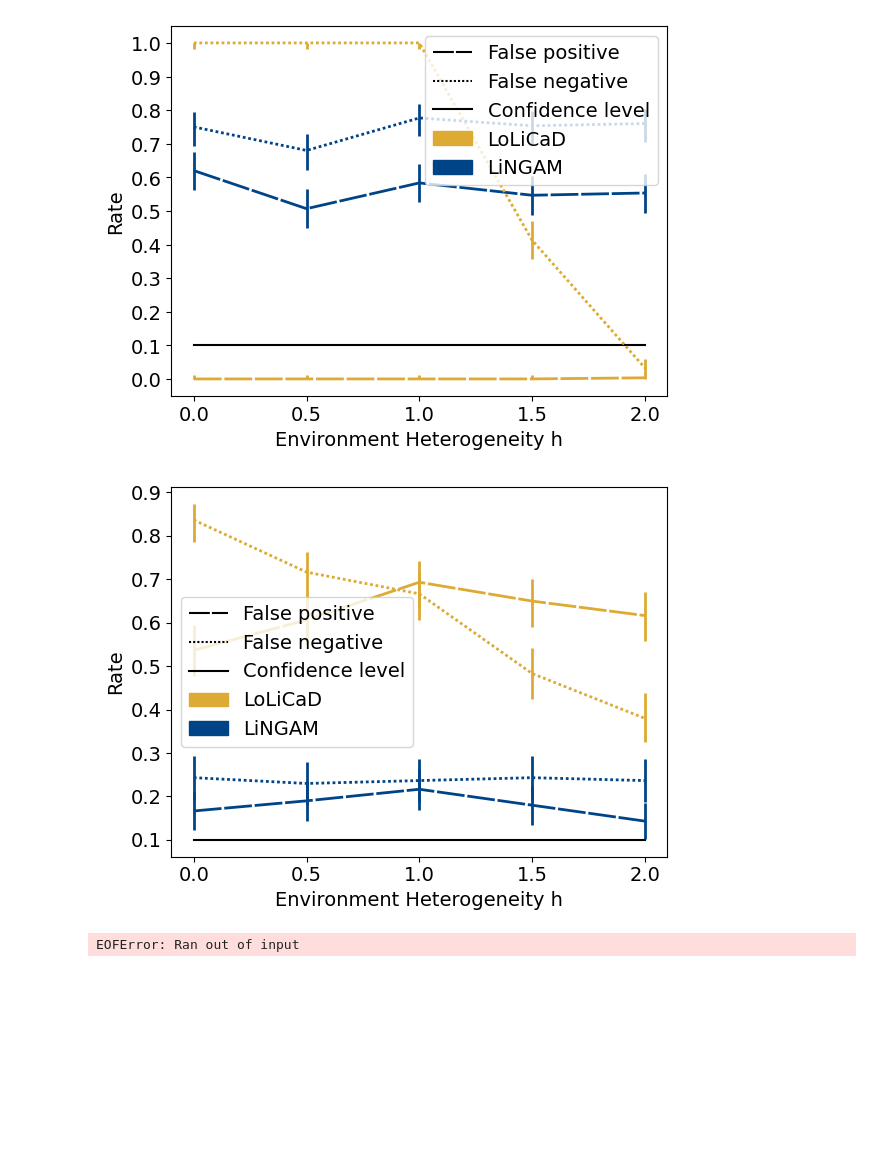
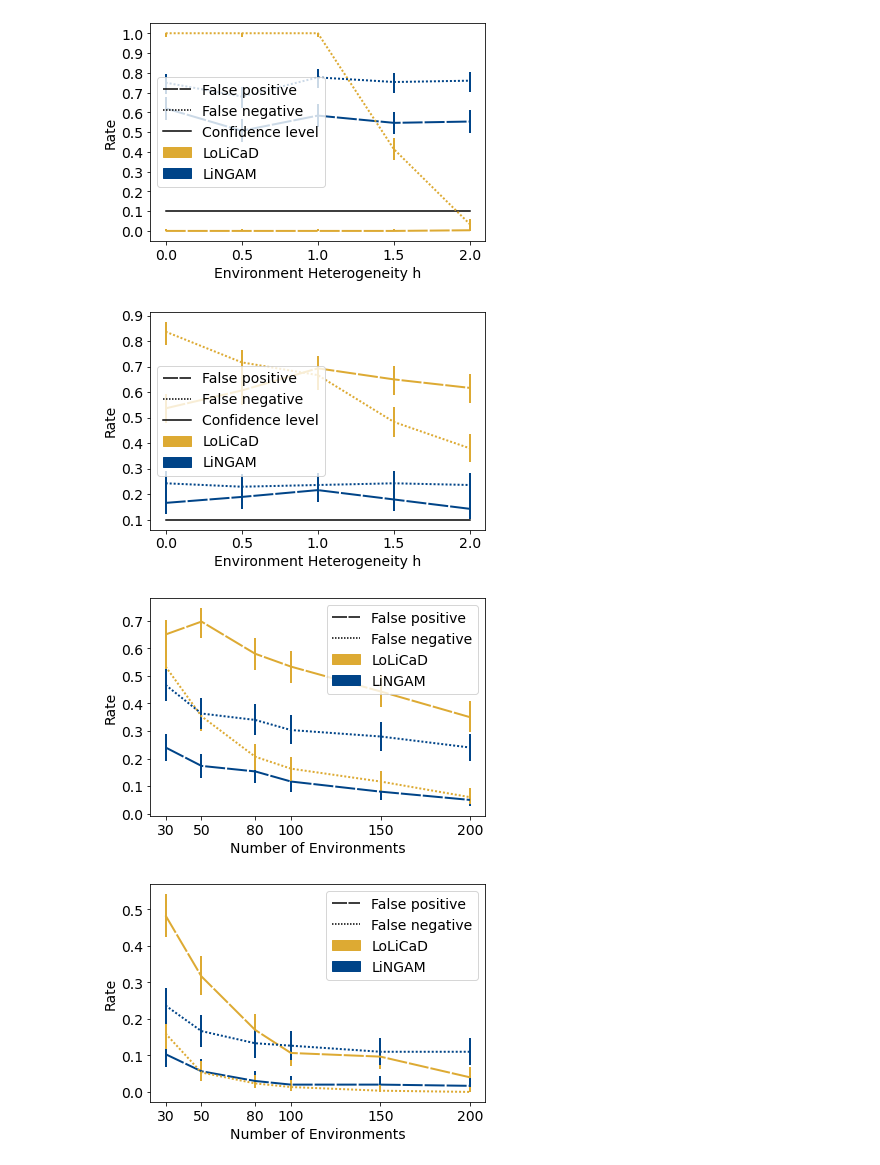
Before and after one commit to AlexanderMey/causal-local-linear, a Jupyter notebook: MainAlgo/SavedResults/Plotting results.ipynb, the cells around one changed output. Saved outputs shown, nothing was run; the diff lists cells and outputs as text; code cells hidden in the pictures; blank space fills up the shorter version.

```diff
--- a/MainAlgo/SavedResults/Plotting results.ipynb
+++ b/MainAlgo/SavedResults/Plotting results.ipynb
@@ -99,5 +99,5 @@ plt.show()
 # %%
-## Creating Figure 4 a
+## Creating Figure 4 a. Note that we report only the results from the first figure
 
 with open('EnvironmentchangN10.pkl','rb') as f:
     EnvironmentchangN10=pickle.load(f)
@@ -112,7 +112,7 @@ fn=EnvironmentchangN10['fn']
 fpind=EnvironmentchangN10['fpind']
 fnind=EnvironmentchangN10['fnind']
 environments=EnvironmentchangN10['environments']
-
+runs=300
 fig, ax = plt.subplots()
 for label in (ax.get_xticklabels() + ax.get_yticklabels()):
     label.set_fontsize(14)
@@ -299,6 +299,6 @@ plt.show()
 # %%
 ### Creating Figure 6 a
-with open('ComparisonLingHetero2.pkl','rb') as f:
+with open('ComparisonLingHetero.pkl','rb') as f:
     ComparisonLingHetero=pickle.load(f)
 
 fpt=ComparisonLingHetero['fpt']
@@ -335,35 +335,35 @@ plt.xlabel('Environment Heterogeneity h',fontsize=14)
 plt.ylabel('Rate',fontsize=14)
 plt.savefig('ComparisonLingHeteroUniform.pdf',bbox_inches="tight",format='pdf')
 plt.show()
 
 
 fig, ax = plt.subplots()
 plt.xticks(hetero)
 plt.yticks([0,0.1,0.2,0.3,0.4,0.5,0.6,0.7,0.8,0.9,1])
 for label in (ax.get_xticklabels() + ax.get_yticklabels()):
     label.set_fontsize(14)
 
 falsepos = plt.Line2D([], [], color='black', linestyle=(0, (10, 1)),label='False positive')
 falseneg = plt.Line2D([], [], color='black', linestyle=(0, (1, 1)),label='False negative')
 lolicad = Patch([], [], color='#DDAA33',label='LoLiCaD')
 ling = Patch([], [], color='#004488',label='LiNGAM')
 conf= plt.Line2D([], [], color='black',label='Confidence level')
 
 plt.plot(hetero,0.1*np.ones((len(hetero))),label='Confidence level',color='black')
 plt.errorbar(hetero,fpt,yerr=yerr(runs,fpt),c='#DDAA33',linestyle=(0, (10, 1)),linewidth=2)
 plt.errorbar(hetero,fplingt,yerr=yerr(runs,fplingt),c='#004488',linestyle=(0, (10, 1)),linewidth=2)
 plt.errorbar(hetero,fnt,yerr=yerr(runs,fnt),c='#DDAA33',linestyle=(0, (1, 1)),linewidth=2)
 plt.errorbar(hetero,fnlingt,yerr=yerr(runs,fnlingt),c='#004488',linestyle=(0, (1, 1)),linewidth=2)
 false_pos = plt.Line2D([], [], color='black', linestyle=(0, (10, 1)))
 false_neg = plt.Line2D([], [], color='black', linestyle=(0, (1, 1)))
 ax.legend(handles=[falsepos,falseneg,conf,lolicad,ling],fontsize=14)
 plt.xlabel('Environment Heterogeneity h',fontsize=14)
 plt.ylabel('Rate',fontsize=14)
 plt.savefig('ComparisonLingHeteroStudent.pdf',bbox_inches="tight",format='pdf')
 plt.show()
 # %% [output]
-[figure, old version]
+[figure, new version]
-[figure, old version]
+[figure, new version]
 # %%
 ### Creating Figure 6
 runs=300
@@ -403,7 +403,7 @@ plt.savefig('ComparisonEnvironmentChangeStudentN=16.pdf',bbox_inches="tight",for
 plt.show()
 
 
-with open('ComparisonLingEnvironmentsN=24_New.pkl','rb') as f:
+with open('ComparisonLingEnvironmentsN=24.pkl','rb') as f:
     ComparisonLingEnvironments=pickle.load(f)
 
 
@@ -438,4 +438,5 @@ plt.ylabel('Rate',fontsize=14)
 # plt.savefig('ComparisonEnvironmentChangeStudentN=24.pdf',bbox_inches="tight",format='pdf')
 plt.show()
 # %% [output]
-EOFError: Ran out of input
+[figure, added]
+[figure, added]
```
Also changed, not shown: parts of 4 cells of this notebook, 2 other files.
